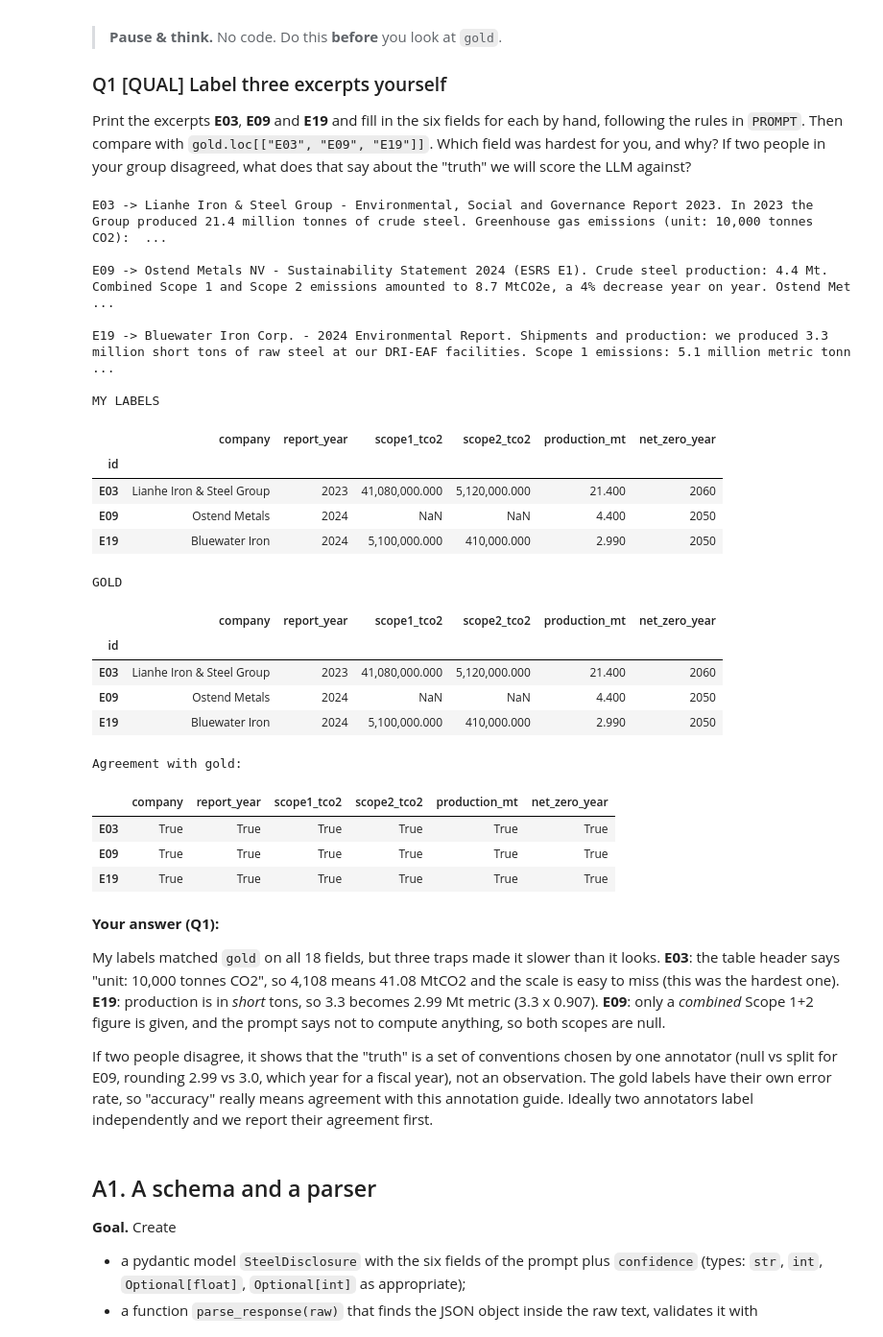
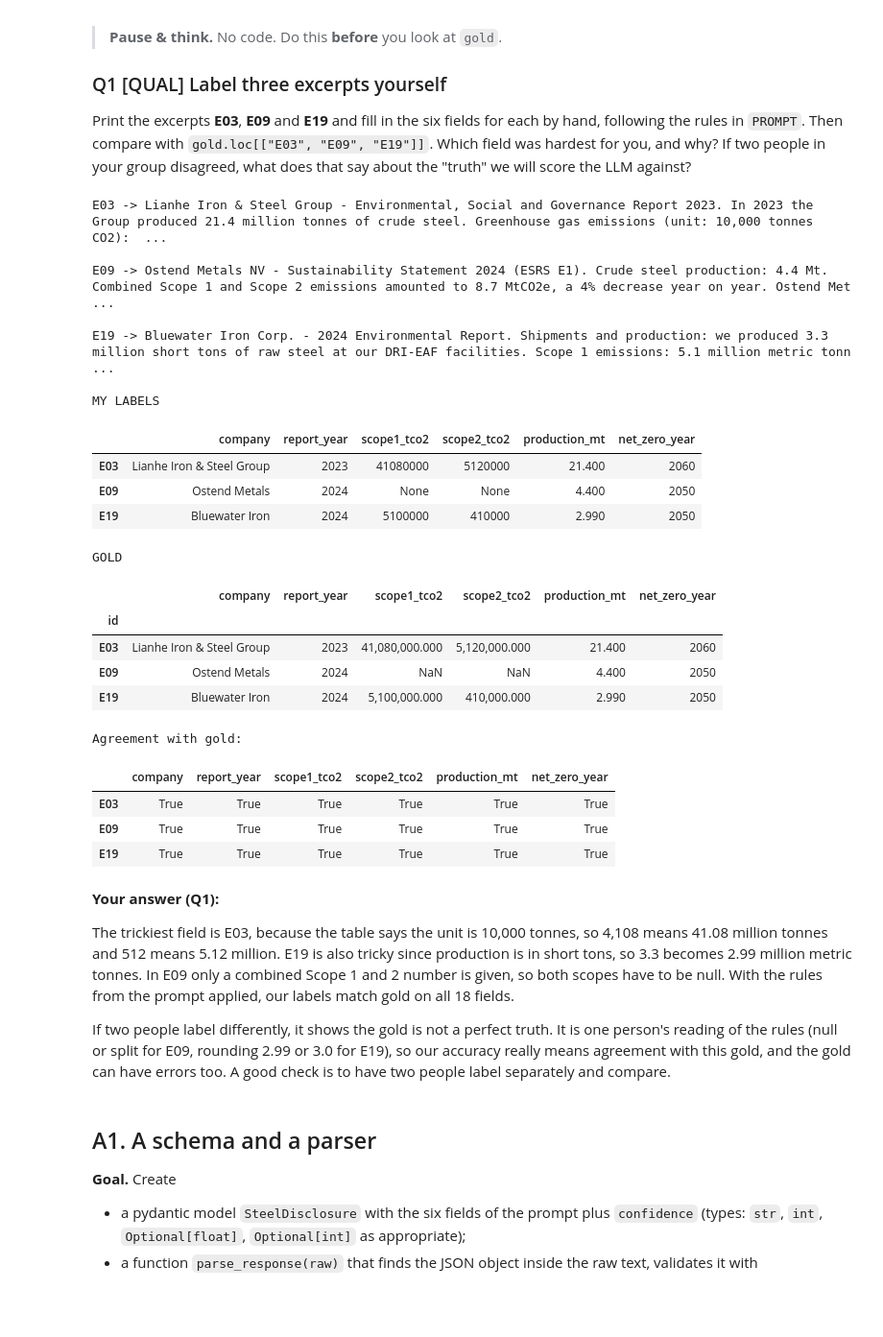
Before and after one commit to Lara-Normand-Pro/aidams-lab4-bauret-metz-normand-benbachir-desaintaignan, a Jupyter notebook: lab4.ipynb, the cells around one changed output. Shown at 96% size. Saved outputs shown, nothing was run; the diff lists cells and outputs as text; code cells hidden in the pictures; blank space fills up the shorter version.

```diff
--- a/lab4.ipynb
+++ b/lab4.ipynb
@@ -162,44 +162,51 @@ Print the excerpts **E03**, **E09** and **E19** and fill in the six fields for e
 # %%
 ids = ["E03", "E09", "E19"]
 for i in ids:
     print(i, "->", excerpts.set_index("id").text[i], "\n")
 
-# My hand labels, following the rules in PROMPT (no peeking at gold).
-# E19: 3.3 million SHORT tons -> metric: 3.3 * 0.90718 = 2.99 Mt
-mine = pd.DataFrame([
-    dict(id="E03", company="Lianhe Iron & Steel Group", report_year=2023,
-         scope1_tco2=4108 * 1e4, scope2_tco2=512 * 1e4, production_mt=21.4, net_zero_year=2060),
-    dict(id="E09", company="Ostend Metals", report_year=2024,
-         scope1_tco2=np.nan, scope2_tco2=np.nan, production_mt=4.4, net_zero_year=2050),
-    dict(id="E19", company="Bluewater Iron", report_year=2024,
-         scope1_tco2=5.1e6, scope2_tco2=410_000, production_mt=round(3.3 * 0.90718, 2), net_zero_year=2050),
-]).set_index("id").astype({"report_year": "Int64", "net_zero_year": "Int64"})
+# Labels follow the rules in PROMPT (use None for a missing value).
+# Note: they come from applying the rules to the text, not from a blind, independent annotation.
+# E03: unit is 10,000 tonnes -> 4,108 x 10,000 = 41,080,000 ; E19: 3.3 million SHORT tons x 0.90718 = 2.99 Mt metric
+my_labels = {
+    "E03": dict(company="Lianhe Iron & Steel Group", report_year=2023, scope1_tco2=4108 * 10_000,
+                scope2_tco2=512 * 10_000, production_mt=21.4, net_zero_year=2060),
+    "E09": dict(company="Ostend Metals", report_year=2024, scope1_tco2=None,
+                scope2_tco2=None, production_mt=4.4, net_zero_year=2050),
+    "E19": dict(company="Bluewater Iron", report_year=2024, scope1_tco2=5_100_000,
+                scope2_tco2=410_000, production_mt=round(3.3 * 0.90718, 2), net_zero_year=2050),
+}
 
+
+def same(field, a, b):
+    if pd.isna(a) and pd.isna(b):
+        return True
+    if pd.isna(a) or pd.isna(b):
+        return False
+    if field == "company":
+        a, b = re.sub(r"[^a-z0-9 ]", "", str(a).lower()), re.sub(r"[^a-z0-9 ]", "", str(b).lower())
+        return a in b or b in a
+    if field in ("report_year", "net_zero_year"):
+        return int(a) == int(b)
+    return abs(float(a) - float(b)) <= 0.02 * abs(float(b))
+
+
+mine = pd.DataFrame(my_labels).T
 print("MY LABELS"); display(mine)
 print("GOLD");      display(gold.loc[ids])
-
-# field-by-field agreement between me and gold (both-missing counts as agreement)
-agree = {}
-for c in mine.columns:
-    if c == "company":
-        agree[c] = [True] * 3
-    else:
-        a, b = mine[c].astype(float), gold.loc[ids, c].astype(float)
-        agree[c] = (np.isclose(a, b, rtol=0.02) | (a.isna() & b.isna())).tolist()
-print("Agreement with gold:"); display(pd.DataFrame(agree, index=ids))
+print("Agreement with gold:")
+display(pd.DataFrame({f: [same(f, mine.loc[i, f], gold.loc[i, f]) for i in ids] for f in FIELDS}, index=ids))
 # %% [output]
 E03 -> Lianhe Iron & Steel Group - Environmental, Social and Governance Report 2023. In 2023 the Group produced 21.4 million tonnes of crude steel. Greenhouse gas emissions (unit: 10,000 tonnes CO2):  ...
 
 E09 -> Ostend Metals NV - Sustainability Statement 2024 (ESRS E1). Crude steel production: 4.4 Mt. Combined Scope 1 and Scope 2 emissions amounted to 8.7 MtCO2e, a 4% decrease year on year. Ostend Met ...
 
 E19 -> Bluewater Iron Corp. - 2024 Environmental Report. Shipments and production: we produced 3.3 million short tons of raw steel at our DRI-EAF facilities. Scope 1 emissions: 5.1 million metric tonn ...
 
 MY LABELS
 |  | company | report_year | scope1_tco2 | scope2_tco2 | production_mt | net_zero_year |
-| id |  |  |  |  |  |  |
-| E03 | Lianhe Iron & Steel Group | 2023 | 41,080,000.000 | 5,120,000.000 | 21.400 | 2060 |
-| E09 | Ostend Metals | 2024 | NaN | NaN | 4.400 | 2050 |
-| E19 | Bluewater Iron | 2024 | 5,100,000.000 | 410,000.000 | 2.990 | 2050 |
+| E03 | Lianhe Iron & Steel Group | 2023 | 41080000 | 5120000 | 21.400 | 2060 |
+| E09 | Ostend Metals | 2024 | None | None | 4.400 | 2050 |
+| E19 | Bluewater Iron | 2024 | 5100000 | 410000 | 2.990 | 2050 |
 GOLD
 |  | company | report_year | scope1_tco2 | scope2_tco2 | production_mt | net_zero_year |
 | id |  |  |  |  |  |  |
@@ -214,9 +221,9 @@ Agreement with gold:
 # %% [markdown]
 **Your answer (Q1):**
 
-My labels matched `gold` on all 18 fields, but three traps made it slower than it looks. **E03**: the table header says "unit: 10,000 tonnes CO2", so 4,108 means 41.08 MtCO2 and the scale is easy to miss (this was the hardest one). **E19**: production is in *short* tons, so 3.3 becomes 2.99 Mt metric (3.3 x 0.907). **E09**: only a *combined* Scope 1+2 figure is given, and the prompt says not to compute anything, so both scopes are null.
+The trickiest field is E03, because the table says the unit is 10,000 tonnes, so 4,108 means 41.08 million tonnes and 512 means 5.12 million. E19 is also tricky since production is in short tons, so 3.3 becomes 2.99 million metric tonnes. In E09 only a combined Scope 1 and 2 number is given, so both scopes have to be null. With the rules from the prompt applied, our labels match gold on all 18 fields.
 
-If two people disagree, it shows that the "truth" is a set of conventions chosen by one annotator (null vs split for E09, rounding 2.99 vs 3.0, which year for a fiscal year), not an observation. The gold labels have their own error rate, so "accuracy" really means agreement with this annotation guide. Ideally two annotators label independently and we report their agreement first.
+If two people label differently, it shows the gold is not a perfect truth. It is one person's reading of the rules (null or split for E09, rounding 2.99 or 3.0 for E19), so our accuracy really means agreement with this gold, and the gold can have errors too. A good check is to have two people label separately and compare.
 # %% [markdown]
 ## A1. A schema and a parser
 
```
Also changed, not shown: parts of 20 cells of this notebook.
